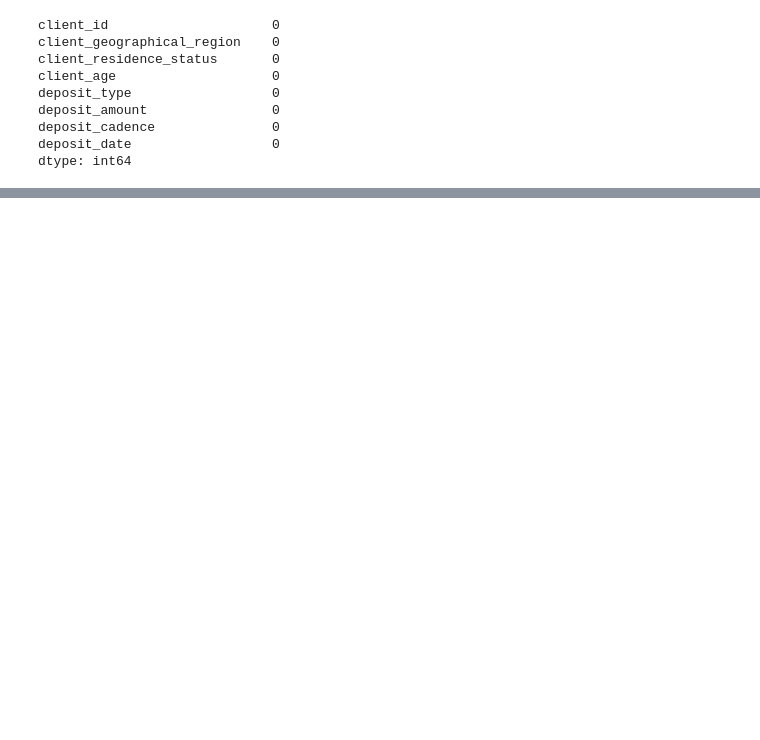
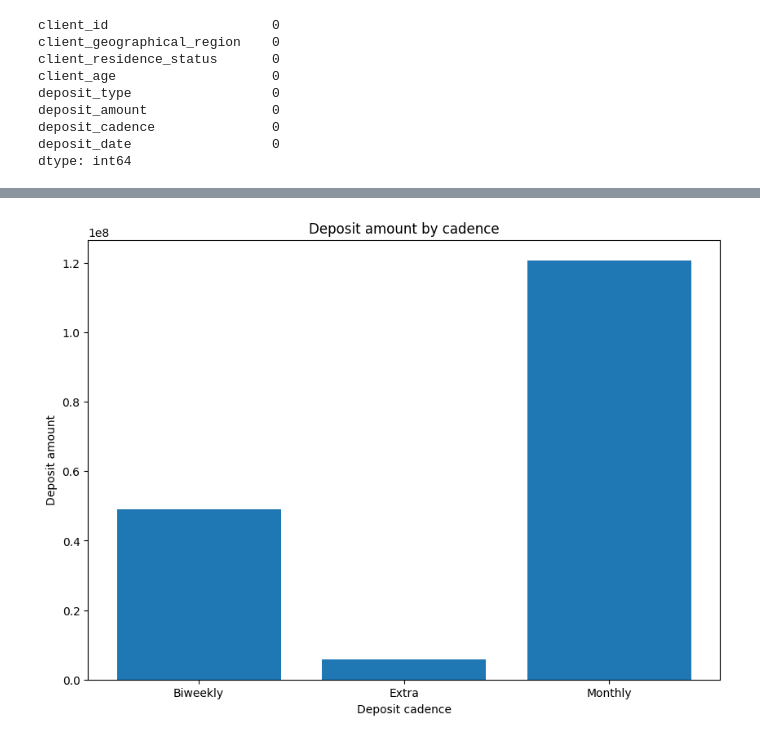
Before and after one commit to nikhilbansal23/Marketing-Campaign-Results, a Jupyter notebook: Marketing_Campaign_Results.ipynb, the cells around one changed output, grey strips where cells are left out. Saved outputs shown, nothing was run; the diff lists cells and outputs as text; code cells hidden in the pictures; blank space fills up the shorter version.

```diff
--- a/Marketing_Campaign_Results.ipynb
+++ b/Marketing_Campaign_Results.ipynb
@@ -166,0 +205,11 @@ Name: deposit_type, dtype: int64
+# %%
+deposit_amount_by_cadence = df.groupby(by=df["deposit_cadence"])["deposit_amount"].sum()
+
+
+_ = plt.bar(deposit_amount_by_cadence.index, deposit_amount_by_cadence)
+
+_ = plt.title("Deposit amount by cadence")
+_ = plt.ylabel("Deposit amount")
+_ = plt.xlabel("Deposit cadence")
+# %% [output]
+[figure, added]
```
Also changed, not shown: parts of 62 cells of this notebook.
